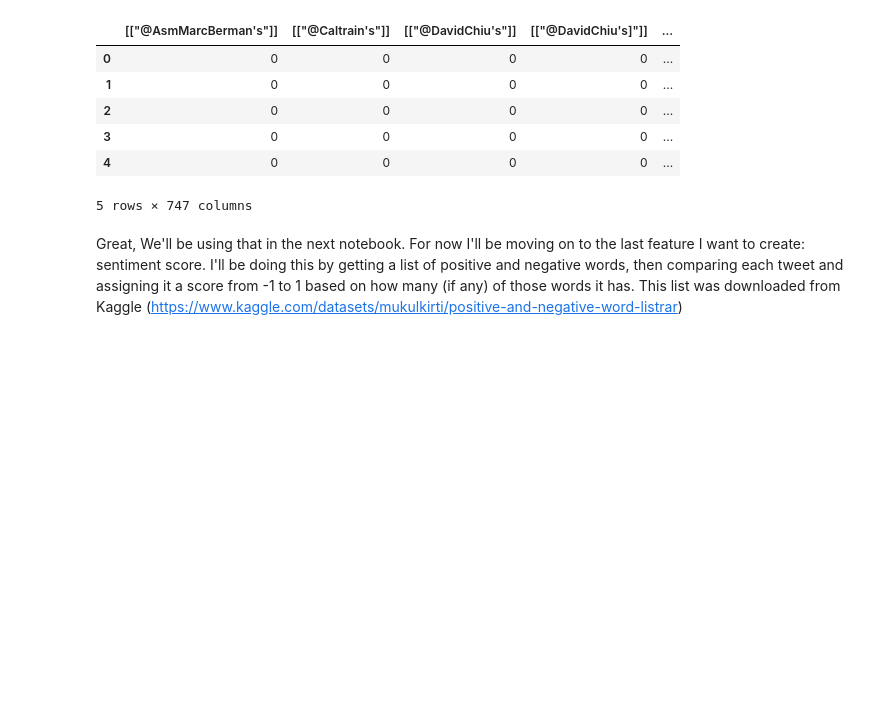
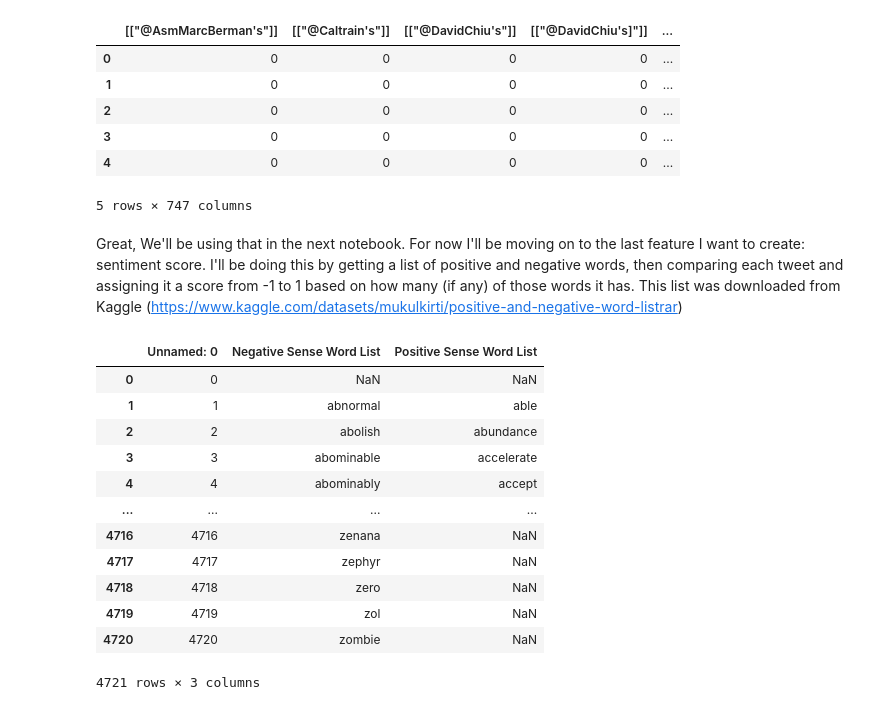
Before and after one commit to Graham-MacIsaac/Seamless-Twitter-Project, a Jupyter notebook: pre-processing.ipynb, the cells around one changed output. Saved outputs shown, nothing was run; the diff lists cells and outputs as text; code cells hidden in the pictures; blank space fills up the shorter version.

```diff
--- a/pre-processing.ipynb
+++ b/pre-processing.ipynb
@@ -136,3 +132,21 @@ ats.head()
 5 rows × 747 columns
 # %% [markdown]
 Great, We'll be using that in the next notebook. For now I'll be moving on to the last feature I want to create: sentiment score. I'll be doing this by getting a list of positive and negative words, then comparing each tweet and assigning it a score from -1 to 1 based on how many (if any) of those words it has. This list was downloaded from Kaggle (https://www.kaggle.com/datasets/mukulkirti/positive-and-negative-word-listrar)
+# %%
+words = pd.read_excel('/Users/grahamsmith/Documents/SpringboardWork/Positive and Negative Word List.xlsx')
+# %%
+words
+# %% [output]
+|  | Unnamed: 0 | Negative Sense Word List | Positive Sense Word List |
+| 0 | 0 | NaN | NaN |
+| 1 | 1 | abnormal | able |
+| 2 | 2 | abolish | abundance |
+| 3 | 3 | abominable | accelerate |
+| 4 | 4 | abominably | accept |
+| ... | ... | ... | ... |
+| 4716 | 4716 | zenana | NaN |
+| 4717 | 4717 | zephyr | NaN |
+| 4718 | 4718 | zero | NaN |
+| 4719 | 4719 | zol | NaN |
+| 4720 | 4720 | zombie | NaN |
+4721 rows × 3 columns
```
Also changed, not shown: parts of 4 cells of this notebook, 1 other file.
